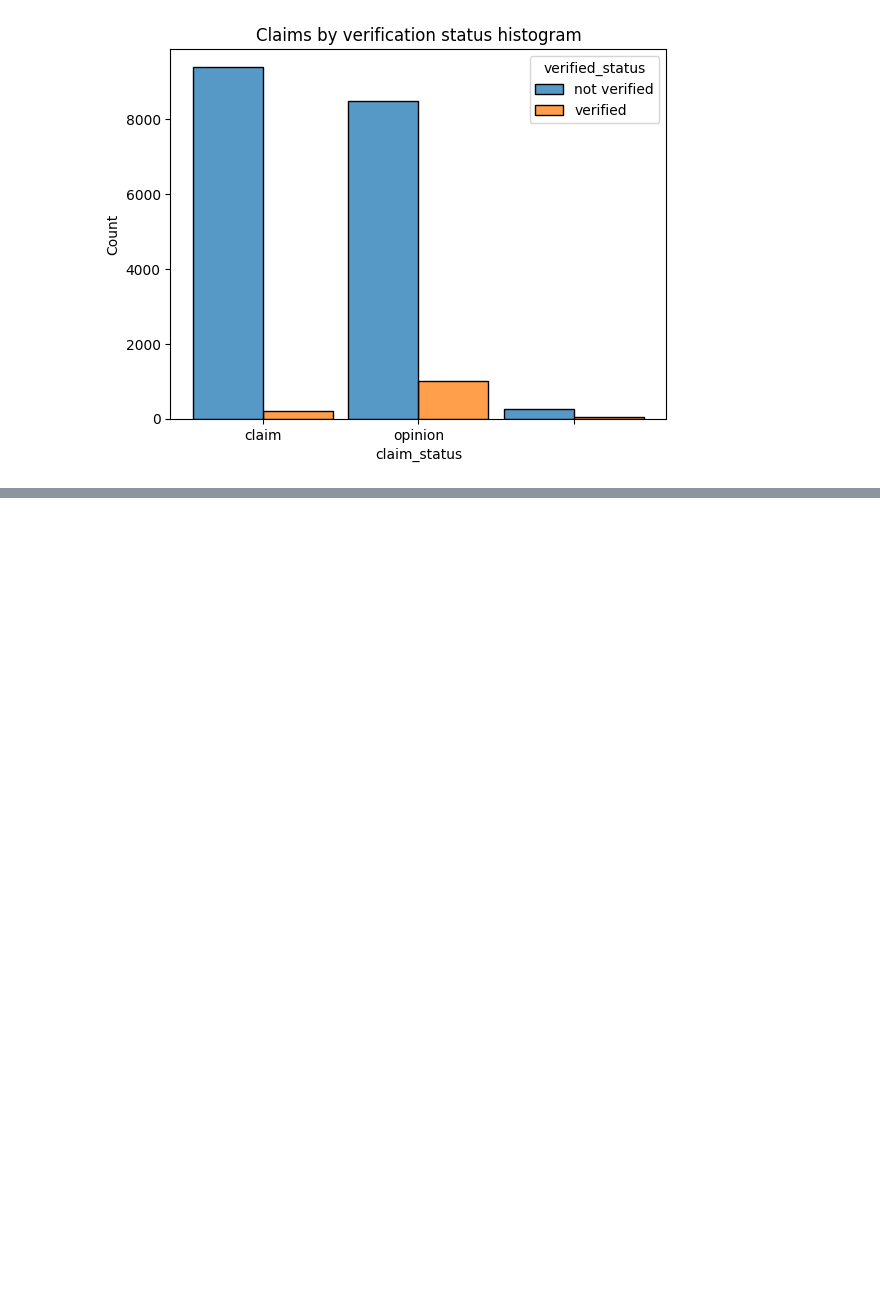
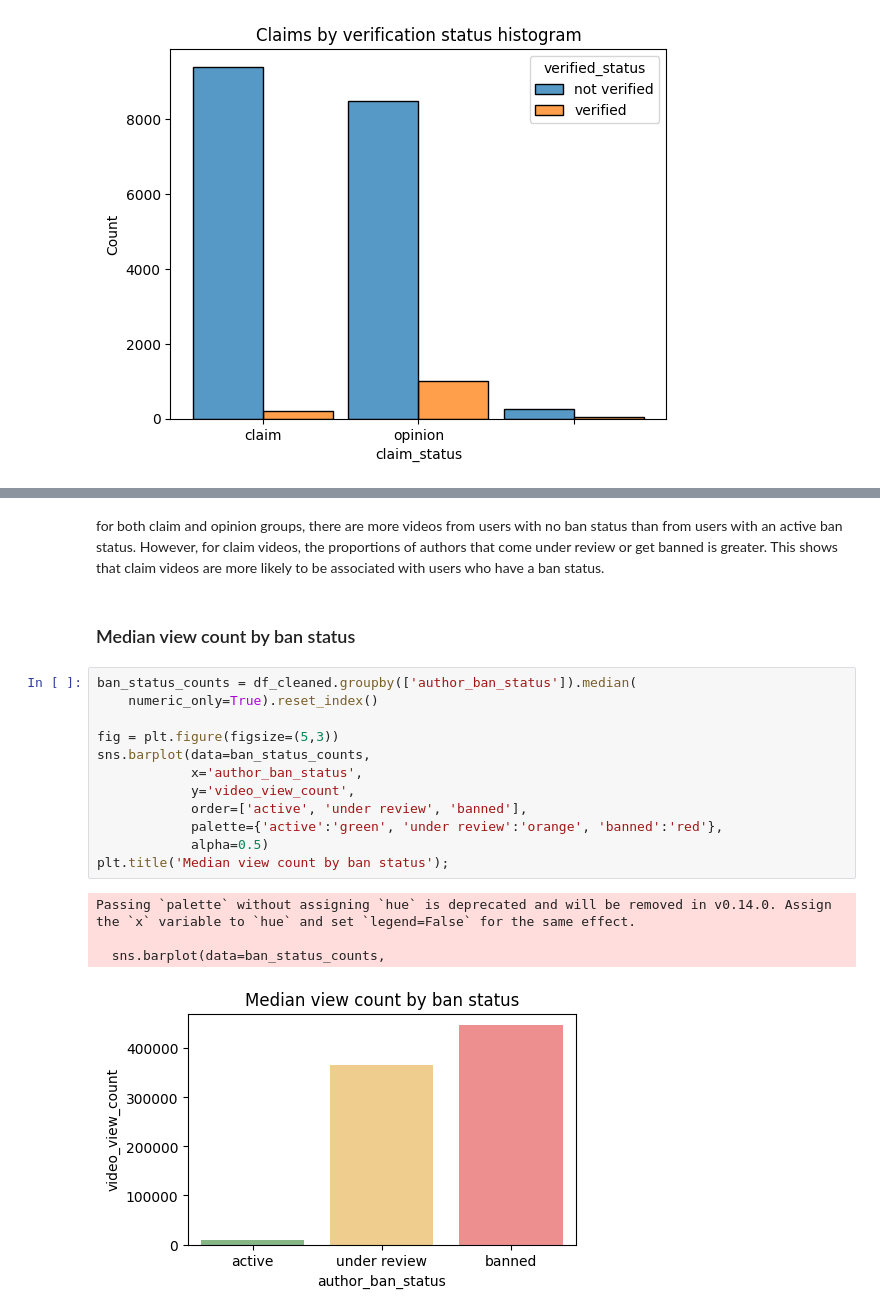
Before and after one commit to afbeltranr/TikTok-EDA-Visualization, a Jupyter notebook: notebooks/notebook.ipynb, the cells around one changed output, grey strips where cells are left out. Drawn from its saved outputs; the diff is of its cells as text; blank space fills up the shorter version.

```diff
--- a/notebooks/notebook.ipynb
+++ b/notebooks/notebook.ipynb
@@ -189,0 +304,21 @@ this plot is giving us important information for this stage of the data explorat
+# %% [markdown]
+for both claim and opinion groups, there are more videos from users with no ban status than from users with an active ban status. However, for claim videos, the proportions of authors that come under review or get banned is greater. This shows that claim videos are more likely to be associated with users who have a ban status.
+# %% [markdown]
+### Median view count by ban status
+# %%
+ban_status_counts = df_cleaned.groupby(['author_ban_status']).median(
+    numeric_only=True).reset_index()
+
+fig = plt.figure(figsize=(5,3))
+sns.barplot(data=ban_status_counts,
+            x='author_ban_status',
+            y='video_view_count',
+            order=['active', 'under review', 'banned'],
+            palette={'active':'green', 'under review':'orange', 'banned':'red'},
+            alpha=0.5)
+plt.title('Median view count by ban status');
+# %% [output]
+Passing `palette` without assigning `hue` is deprecated and will be removed in v0.14.0. Assign the `x` variable to `hue` and set `legend=False` for the same effect.
+
+  sns.barplot(data=ban_status_counts,
+[figure, added]
```
Also changed, not shown: parts of 25 cells of this notebook.
